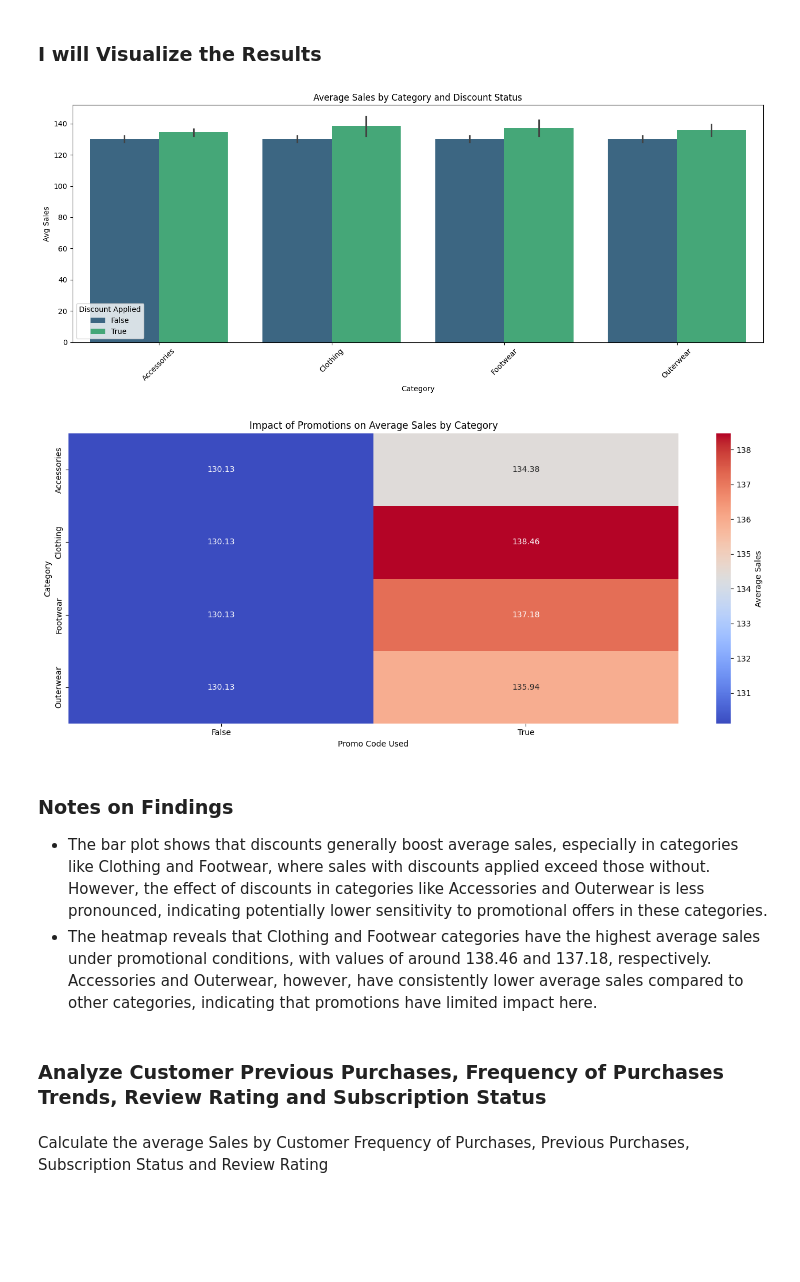
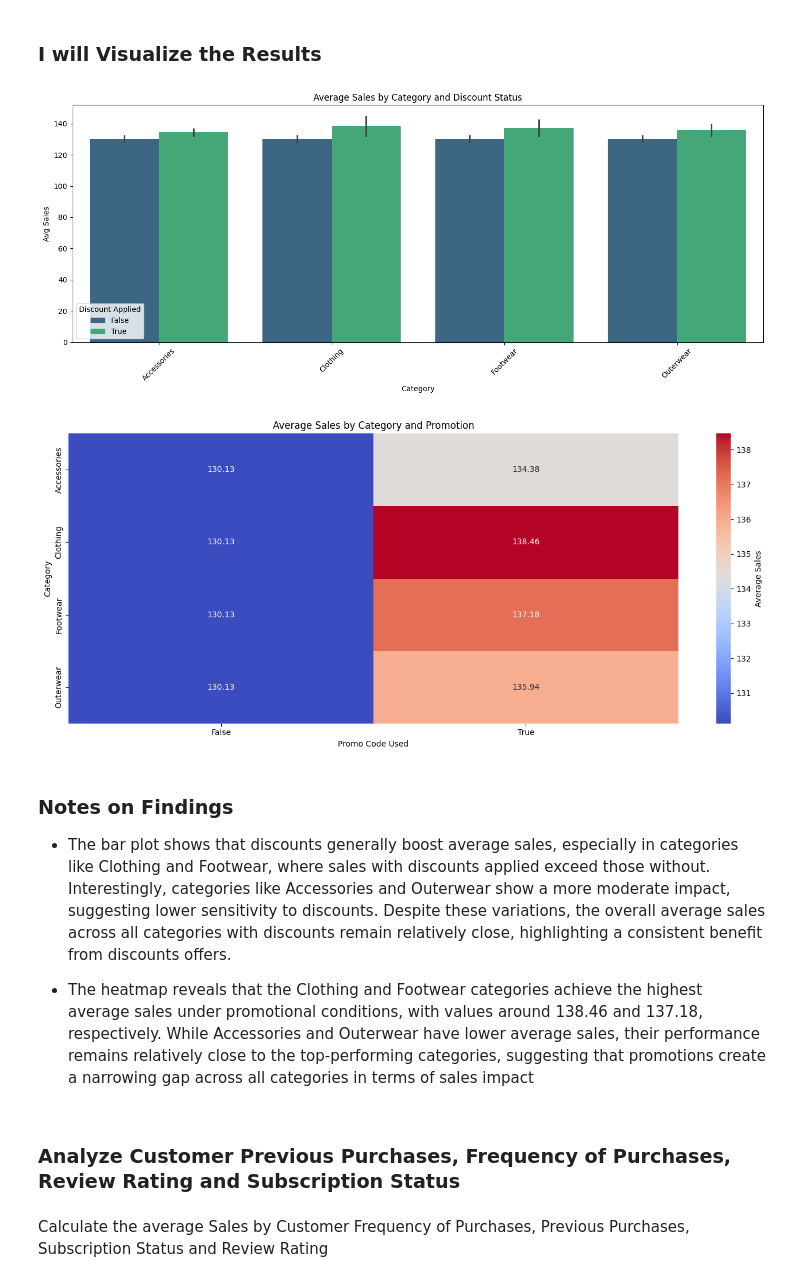
Before and after one commit to JamilaAr/Retail-Sales-and-Customer-Shopping-Trends, a Jupyter notebook: notebooks/Retail_Sales_and_Customer_Shopping_Trends.ipynb, the cells around one changed output. Saved outputs shown, nothing was run; the diff lists cells and outputs as text; code cells hidden in the pictures; blank space fills up the shorter version.

```diff
--- a/notebooks/Retail_Sales_and_Customer_Shopping_Trends.ipynb
+++ b/notebooks/Retail_Sales_and_Customer_Shopping_Trends.ipynb
@@ -438,7 +439,6 @@ merged_df['Date'] = pd.to_datetime(merged_df['Date'])
 merged_df['Quantity'] = pd.to_numeric(merged_df['Quantity']).fillna(0).astype(int)
 merged_df['Previous Purchases'] = pd.to_numeric(merged_df['Previous Purchases']).fillna(0).astype(int)
 merged_df['Age'] = pd.to_numeric(merged_df['Age']).fillna(0).astype(int)
-merged_df['Customer ID'] = pd.to_numeric(merged_df['Customer ID']).astype(int)
 
 # Convert Yes/No columns to boolean
 yes_no_columns = ['Subscription Status', 'Discount Applied', 'Promo Code Used']
@@ -788,43 +799,47 @@ promotion_discount_impact.head()
 # %% [markdown]
 ### I will Visualize the Results
 # %%
-# Bar Plot from Seaborn to show the Avg Sales by Category and Discount
+# Create a Bar Plot from Seaborn to show the avg sales by category and discount
 plt.figure(figsize=(14, 6)) # Figure adjustments
 sns.barplot(data=promotion_discount_impact, x='Category', y='Avg_Sales', hue='Discount Applied', palette='viridis')
+# Add Titles and Labels
 plt.title('Average Sales by Category and Discount Status') # Title
-# Axis labels
+# Update labels
 plt.xlabel('Category')
 plt.ylabel('Avg Sales')
 plt.legend(title='Discount Applied')
 plt.xticks(rotation=45)
-plt.tight_layout() # Layout optimization
+plt.tight_layout() # Update layout
+# Display the plot
 plt.show()
 
 # Plot heatmap from Seaborn to show the Average Sales and Promotions by Category
 # Create a pivot table for heatmap to provide the data in the correct format
 heatmap_data = promotion_discount_impact.pivot_table(
     index='Category', columns='Promo Code Used', values='Avg_Sales', aggfunc='mean', observed=False
 )
-# Plot heatmap
+# Plot heatmap from Seaborn to show the avg sales by category and promotion
 plt.figure(figsize=(14, 6))
 sns.heatmap(heatmap_data, annot=True, fmt='.2f', cmap='coolwarm', cbar_kws={'label': 'Average Sales'})
-plt.title('Impact of Promotions on Average Sales by Category')
+# Add Titles and Labels
+plt.title('Average Sales by Category and Promotion')
 plt.xlabel('Promo Code Used')
 plt.ylabel('Category')
+# Update layout and display the plot
 plt.tight_layout()
 plt.show()
 # %% [output]
 [figure]
-[figure, old version]
+[figure, new version]
 # %% [markdown]
 ### Notes on Findings
 
 * The bar plot shows that discounts generally boost average sales, especially in categories like Clothing and Footwear, where sales with discounts applied exceed those without.
-However, the effect of discounts in categories like Accessories and Outerwear is less pronounced, indicating potentially lower sensitivity to promotional offers in these categories.
-* The heatmap reveals that Clothing and Footwear categories have the highest average sales under promotional conditions, with values of around 138.46 and 137.18, respectively.
-Accessories and Outerwear, however, have consistently lower average sales compared to other categories, indicating that promotions have limited impact here.
+Interestingly, categories like Accessories and Outerwear show a more moderate impact, suggesting lower sensitivity to discounts. Despite these variations, the overall average sales across all categories with discounts remain relatively close, highlighting a consistent benefit from discounts offers.
+
+* The heatmap reveals that the Clothing and Footwear categories achieve the highest average sales under promotional conditions, with values around 138.46 and 137.18, respectively. While Accessories and Outerwear have lower average sales, their performance remains relatively close to the top-performing categories, suggesting that promotions create a narrowing gap across all categories in terms of sales impact
 # %% [markdown]
-### Analyze Customer Previous Purchases, Frequency of Purchases Trends, Review Rating and Subscription Status
+### Analyze Customer Previous Purchases, Frequency of Purchases, Review Rating and Subscription Status
 # %% [markdown]
 Calculate the average Sales by Customer Frequency of Purchases, Previous Purchases, Subscription Status and Review Rating
 # %%
```
Also changed, not shown: parts of 25 cells of this notebook.
